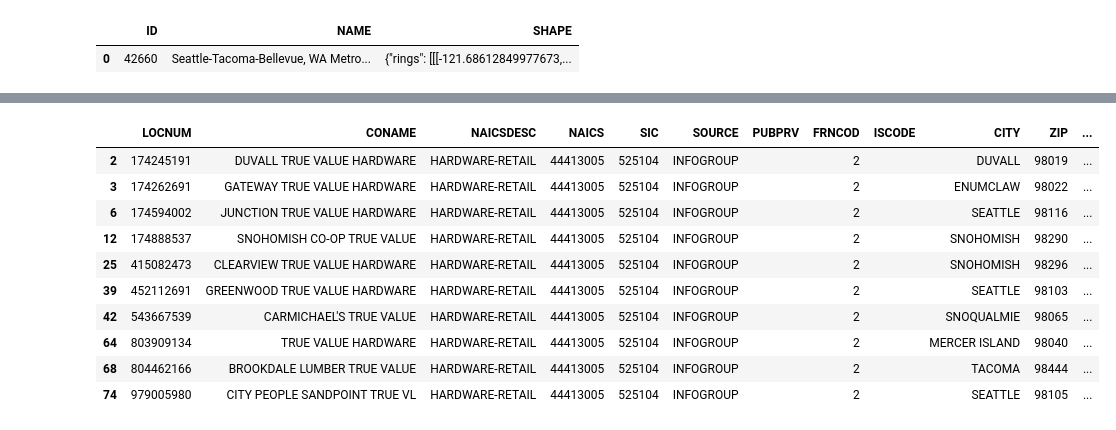
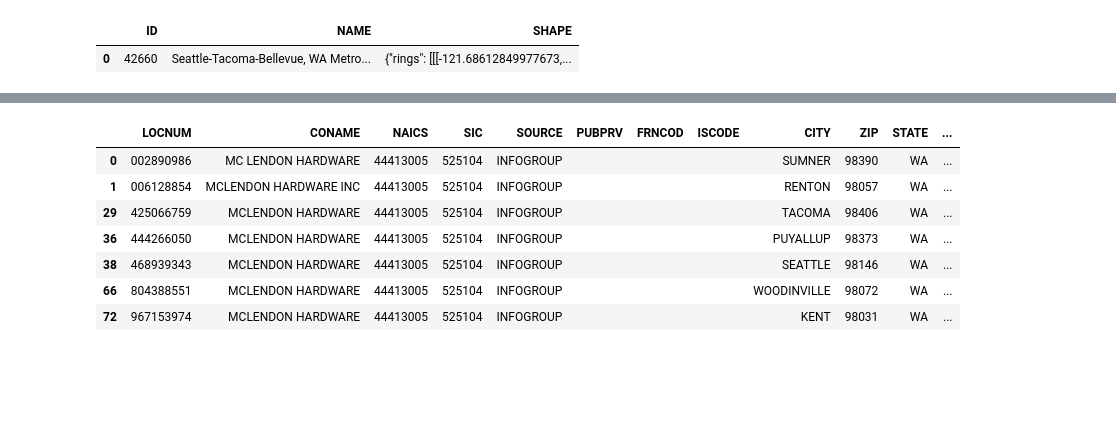
Before and after one commit to knu2xs/demographic-modeling, a Jupyter notebook: notebooks/stash/agol-business.ipynb, the cells around one changed output, grey strips where cells are left out. Drawn from its saved outputs; the diff is of its cells as text; code cells hidden in the pictures; blank space fills up the shorter version.

```diff
--- a/notebooks/stash/agol-business.ipynb
+++ b/notebooks/stash/agol-business.ipynb
@@ -25,15 +26,17 @@ load_dotenv(find_dotenv())
 # %% [output]
 True
 # %%
-# create a GIS object instance; if you did not enter any information here, it defaults to anonymous access to ArcGIS Online
-gis_portal = GIS(
-    url=os.getenv('ESRI_PORTAL_URL'),
-    username=os.getenv('ESRI_PORTAL_USERNAME'),
-    password=None if len(os.getenv('ESRI_PORTAL_PASSWORD')) is 0 else os.getenv('ESRI_PORTAL_PASSWORD')
+# gis = GIS(
+#     url=os.getenv('ESRI_PORTAL_URL'),
+#     username=os.getenv('ESRI_PORTAL_USERNAME'),
+#     password=os.getenv('ESRI_PORTAL_PASSWORD')
+# )
+gis = GIS(
+    url=os.getenv('ESRI_GIS_URL'),
+    username=os.getenv('ESRI_GIS_USERNAME'),
+    password=os.getenv('ESRI_GIS_PASSWORD')
 )
 
-gis_agol = GIS(
-    url=os.getenv('ESRI_GIS_URL'),
-    username=os.getenv('ESRI_GIS_USERNAME'),
-    password=None if len(os.getenv('ESRI_GIS_PASSWORD')) is 0 else os.getenv('ESRI_GIS_PASSWORD')
-)
+usa = modeling.Country('USA', gis)
+
+usa
@@ -178,10 +44,0 @@ def get_businesses_gis(area_of_interest:pd.DataFrame, gis:GIS, search_string:str
-# %%
-gis_portal = GIS(
-    url=os.getenv('ESRI_PORTAL_URL'),
-    username=os.getenv('ESRI_PORTAL_USERNAME'),
-    password=os.getenv('ESRI_PORTAL_PASSWORD')
-)
-
-usa = modeling.Country('USA', gis_portal)
-
-usa
@@ -190,5 +45,5 @@ usa
 # %%
-aoi_df = usa.cbsas.get('seattle', return_geometry=True)
+aoi_df = usa.cbsas.get('Seattle', return_geometry=True)
 
 aoi_df
 # %% [output]
@@ -212,6 +78,6 @@ Wall time: 809 ms
 # %%
 %%time
-comp_df = usa.business.get_competition(brnd_df, aoi_df, local_threshold=3)
+comp_df = aoi_df.mdl.business.get_competition('ace hardware', local_threshold=3)
 
 comp_df
 # %% [output]
@@ -233,19 +99,17 @@ Wall time: 249 ms
 # %%
-brand_str = r'true value|true vl'
+brand_str = r'TRUE VALUE|TRUE VL'
+brand_str = 'MC LENDON|MCLENDON'
 
-brand_filter = comp_df.brand_name.str.lower().str.contains(brand_str, regex=True)
+brand_filter = comp_df.brand_name.str.contains(brand_str, regex=True)
 
 comp_df[brand_filter]
 # %% [output]
-|  | LOCNUM | CONAME | NAICSDESC | NAICS | SIC | SOURCE | PUBPRV | FRNCOD | ISCODE | CITY | ZIP | ... |
-| 2 | 174245191 | DUVALL TRUE VALUE HARDWARE | HARDWARE-RETAIL | 44413005 | 525104 | INFOGROUP |  | 2 |  | DUVALL | 98019 | ... |
-| 3 | 174262691 | GATEWAY TRUE VALUE HARDWARE | HARDWARE-RETAIL | 44413005 | 525104 | INFOGROUP |  | 2 |  | ENUMCLAW | 98022 | ... |
-| 6 | 174594002 | JUNCTION TRUE VALUE HARDWARE | HARDWARE-RETAIL | 44413005 | 525104 | INFOGROUP |  | 2 |  | SEATTLE | 98116 | ... |
-| 12 | 174888537 | SNOHOMISH CO-OP TRUE VALUE | HARDWARE-RETAIL | 44413005 | 525104 | INFOGROUP |  | 2 |  | SNOHOMISH | 98290 | ... |
-| 25 | 415082473 | CLEARVIEW TRUE VALUE HARDWARE | HARDWARE-RETAIL | 44413005 | 525104 | INFOGROUP |  | 2 |  | SNOHOMISH | 98296 | ... |
-| 39 | 452112691 | GREENWOOD TRUE VALUE HARDWARE | HARDWARE-RETAIL | 44413005 | 525104 | INFOGROUP |  | 2 |  | SEATTLE | 98103 | ... |
-| 42 | 543667539 | CARMICHAEL'S TRUE VALUE | HARDWARE-RETAIL | 44413005 | 525104 | INFOGROUP |  | 2 |  | SNOQUALMIE | 98065 | ... |
-| 64 | 803909134 | TRUE VALUE HARDWARE | HARDWARE-RETAIL | 44413005 | 525104 | INFOGROUP |  | 2 |  | MERCER ISLAND | 98040 | ... |
-| 68 | 804462166 | BROOKDALE LUMBER TRUE VALUE | HARDWARE-RETAIL | 44413005 | 525104 | INFOGROUP |  | 2 |  | TACOMA | 98444 | ... |
-| 74 | 979005980 | CITY PEOPLE SANDPOINT TRUE VL | HARDWARE-RETAIL | 44413005 | 525104 | INFOGROUP |  | 2 |  | SEATTLE | 98105 | ... |
+|  | LOCNUM | CONAME | NAICS | SIC | SOURCE | PUBPRV | FRNCOD | ISCODE | CITY | ZIP | STATE | ... |
+| 0 | 002890986 | MC LENDON HARDWARE | 44413005 | 525104 | INFOGROUP |  |  |  | SUMNER | 98390 | WA | ... |
+| 1 | 006128854 | MCLENDON HARDWARE INC | 44413005 | 525104 | INFOGROUP |  |  |  | RENTON | 98057 | WA | ... |
+| 29 | 425066759 | MCLENDON HARDWARE | 44413005 | 525104 | INFOGROUP |  |  |  | TACOMA | 98406 | WA | ... |
+| 36 | 444266050 | MCLENDON HARDWARE | 44413005 | 525104 | INFOGROUP |  |  |  | PUYALLUP | 98373 | WA | ... |
+| 38 | 468939343 | MCLENDON HARDWARE | 44413005 | 525104 | INFOGROUP |  |  |  | SEATTLE | 98146 | WA | ... |
+| 66 | 804388551 | MCLENDON HARDWARE | 44413005 | 525104 | INFOGROUP |  |  |  | WOODINVILLE | 98072 | WA | ... |
+| 72 | 967153974 | MCLENDON HARDWARE | 44413005 | 525104 | INFOGROUP |  |  |  | KENT | 98031 | WA | ... |
 # %%
```
Also changed, not shown: parts of 13 cells of this notebook, 5 other files.
